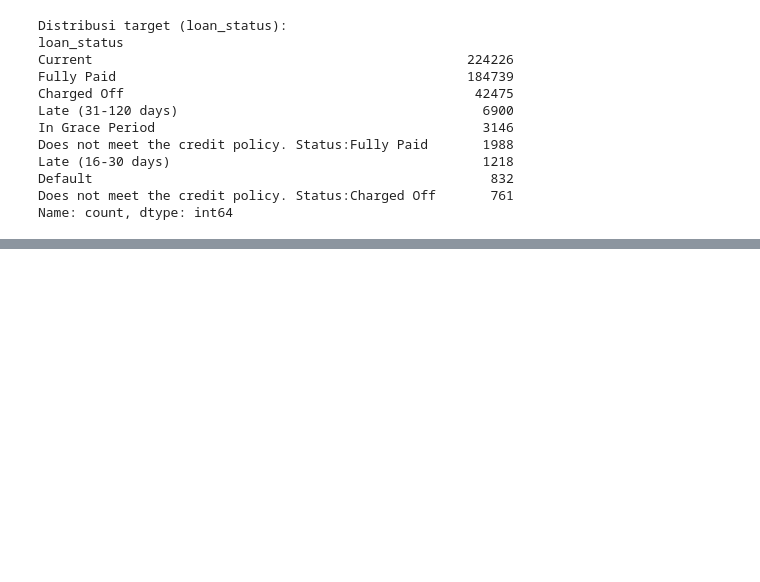
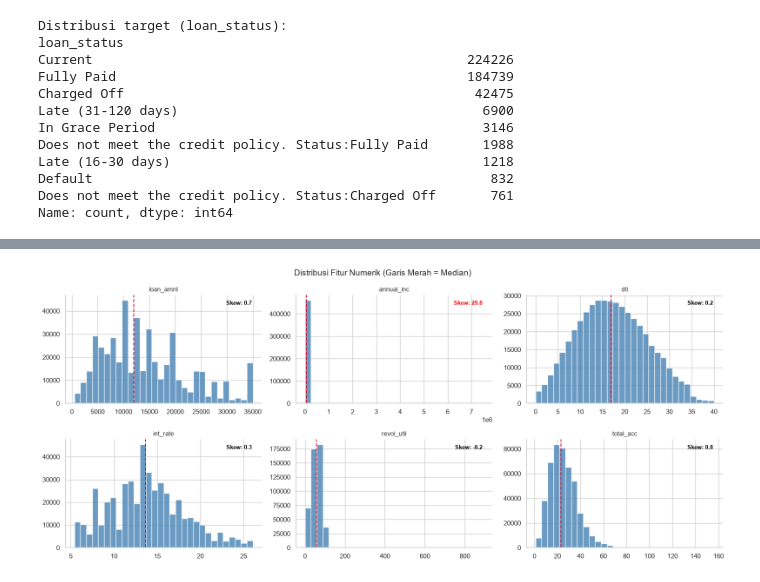
Before and after one commit to Juliama26/idx-partners-ds-project, a Jupyter notebook: main.ipynb, the cells around one changed output, grey strips where cells are left out. Cells and saved outputs as stored; diff of their text form; code cells hidden in the pictures; blank space fills up the shorter version.

```diff
--- a/main.ipynb
+++ b/main.ipynb
@@ -872,0 +242,45 @@ explain_single_applicant(pos_good)
+# %%
+selected_num = [
+    'loan_amnt',
+    'annual_inc',
+    'dti',
+    'int_rate',
+    'revol_util',
+    'total_acc',
+]
+
+top_num_cols = [col for col in selected_num if col in df.columns]
+
+N_COLS_GRID = 3
+n_rows_grid = (len(top_num_cols) + N_COLS_GRID - 1) // N_COLS_GRID
+
+fig, axes = plt.subplots(n_rows_grid, N_COLS_GRID, figsize=(16, n_rows_grid * 3.5))
+axes_flat = axes.flatten()
+
+for i, col in enumerate(top_num_cols):
+    ax = axes_flat[i]
+    data = df[col].dropna()
+
+    ax.hist(data, bins=30, color='steelblue', edgecolor='white', alpha=0.8)
+    ax.set_title(col, fontsize=10)
+    ax.spines[["top", "right"]].set_visible(False)
+
+    median_val = data.median()
+    ax.axvline(median_val, color='crimson', linestyle='--', linewidth=1.5, label=f'Median: {median_val:.2f}')
+
+    skew_val = data.skew()
+    skew_color = 'red' if abs(skew_val) > 1 else 'black'
+    ax.text(
+        0.95, 0.95, f'Skew: {skew_val:.1f}',
+        transform=ax.transAxes, ha='right', va='top',
+        fontsize=9, color=skew_color, weight='bold',
+    )
+
+for j in range(i + 1, len(axes_flat)):
+    fig.delaxes(axes_flat[j])
+
+plt.suptitle('Distribusi Fitur Numerik (Garis Merah = Median)', fontsize=14)
+plt.tight_layout()
+plt.show()
+# %% [output]
+[figure, added]
```
Also changed, not shown: parts of 56 cells of this notebook, 1 other file.
